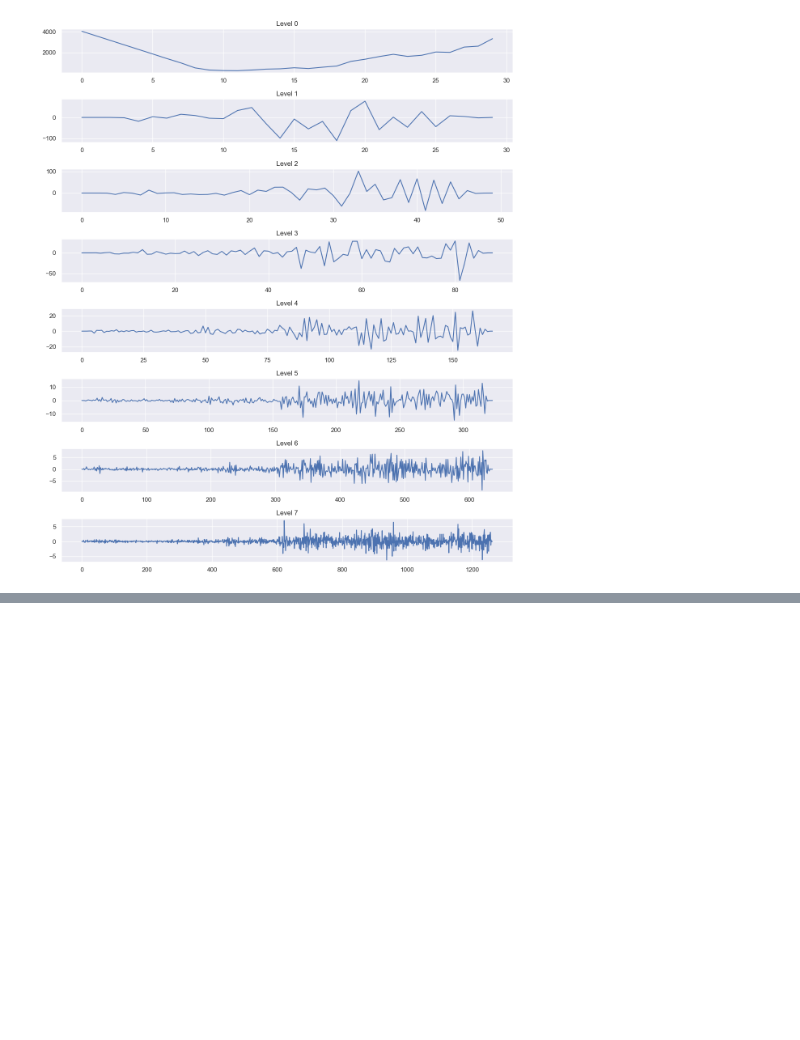
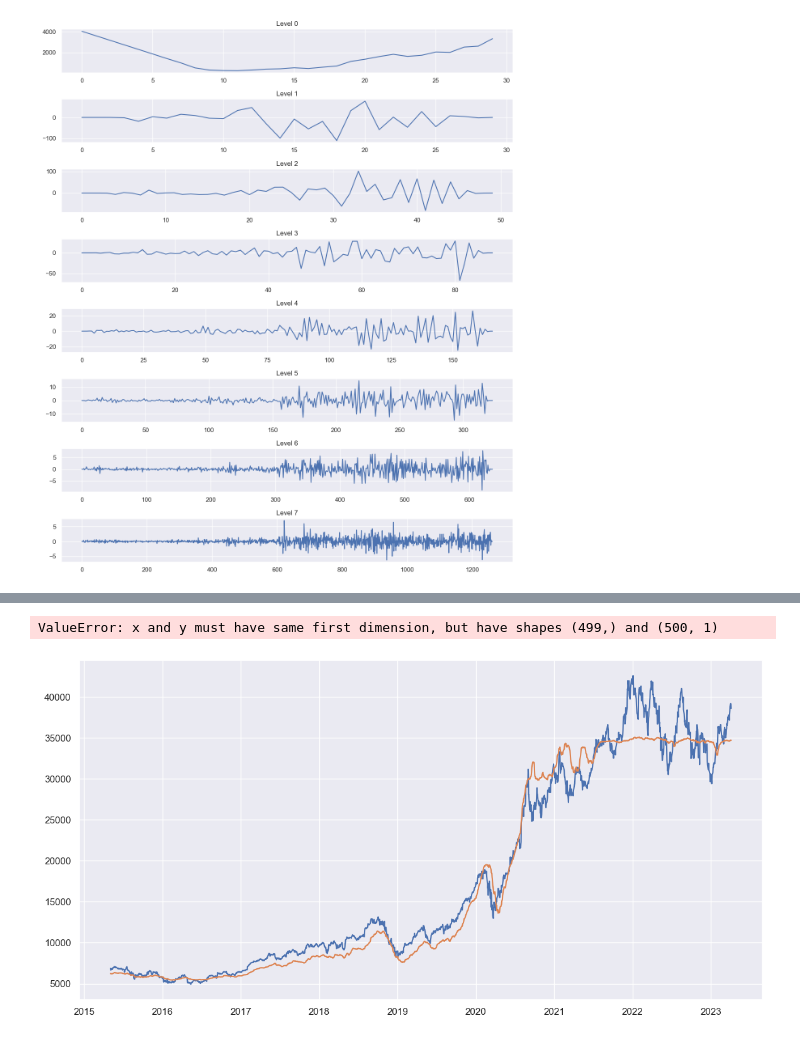
Before and after one commit to shaliniscode/stock_analysis, a Jupyter notebook: wavelet_lstm_analysis.ipynb, the cells around one changed output, grey strips where cells are left out. Drawn from its saved outputs; the diff is of its cells as text; code cells hidden in the pictures; blank space fills up the shorter version.

```diff
--- a/wavelet_lstm_analysis.ipynb
+++ b/wavelet_lstm_analysis.ipynb
@@ -367,0 +427,24 @@ Wavelet db6
+# %%
+#Build LSTM Model
+model = Sequential([
+    Input(shape=(seq_length,1)),
+    Bidirectional(LSTM(units=256, return_sequences=True)),
+    Dropout(0.3),
+    Bidirectional(LSTM(units=128, return_sequences=False)),
+    Dropout(0.3),
+    RepeatVector(seq_length),
+    #Bidirectional(LSTM(64, return_sequences=True)),
+    Dropout(0.2),
+    Dense(units=64, activation='relu'),
+    Dense(units=32),
+    Flatten(),
+    Dense(units=1)
+])
+# %%
+model.compile(optimizer='adam', loss='mean_squared_error', metrics=['mae'])
+
+#Early stopping
+early_stopping = EarlyStopping(monitor='val_loss', patience=10, restore_best_weights=True)
+
+#Train model
+history = model.fit(X_train, y_train, epochs=100, batch_size=32, validation_split=0.2, callbacks=[early_stopping])
@@ -367,0 +469,4 @@ Wavelet db6
+# %%
+#Make predictions
+train_predictions = model.predict(X_train)
+test_predictions = model.predict(X_test)
@@ -367,0 +476,6 @@ Wavelet db6
+# %%
+#Inverse transform predictions
+train_predictions = scaler.inverse_transform(train_predictions)
+test_predictions = scaler.inverse_transform(test_predictions)
+y_train = scaler.inverse_transform(y_train.reshape(-1,1))
+y_test = scaler.inverse_transform(y_test.reshape(-1,1))
@@ -367,0 +574,12 @@ Wavelet db6
+# %%
+#Visulaize the result
+plt.figure(figsize = (14,7))
+plt.plot(df.index[seq_length:split+seq_length], y_train, label='Train Actual')
+plt.plot(df.index[seq_length:split+seq_length], train_predictions, label='Train predicted')
+plt.plot(df.index[split+seq_length:], y_test, label='Test actual')
+plt.plot(df.index[split+seq_length:], test_predictions, label='test predicted')
+plt.legend()
+plt.show()
+# %% [output]
+ValueError: x and y must have same first dimension, but have shapes (499,) and (500, 1)
+[figure, added]
```
Also changed, not shown: parts of 18 cells of this notebook, 1 other file.
